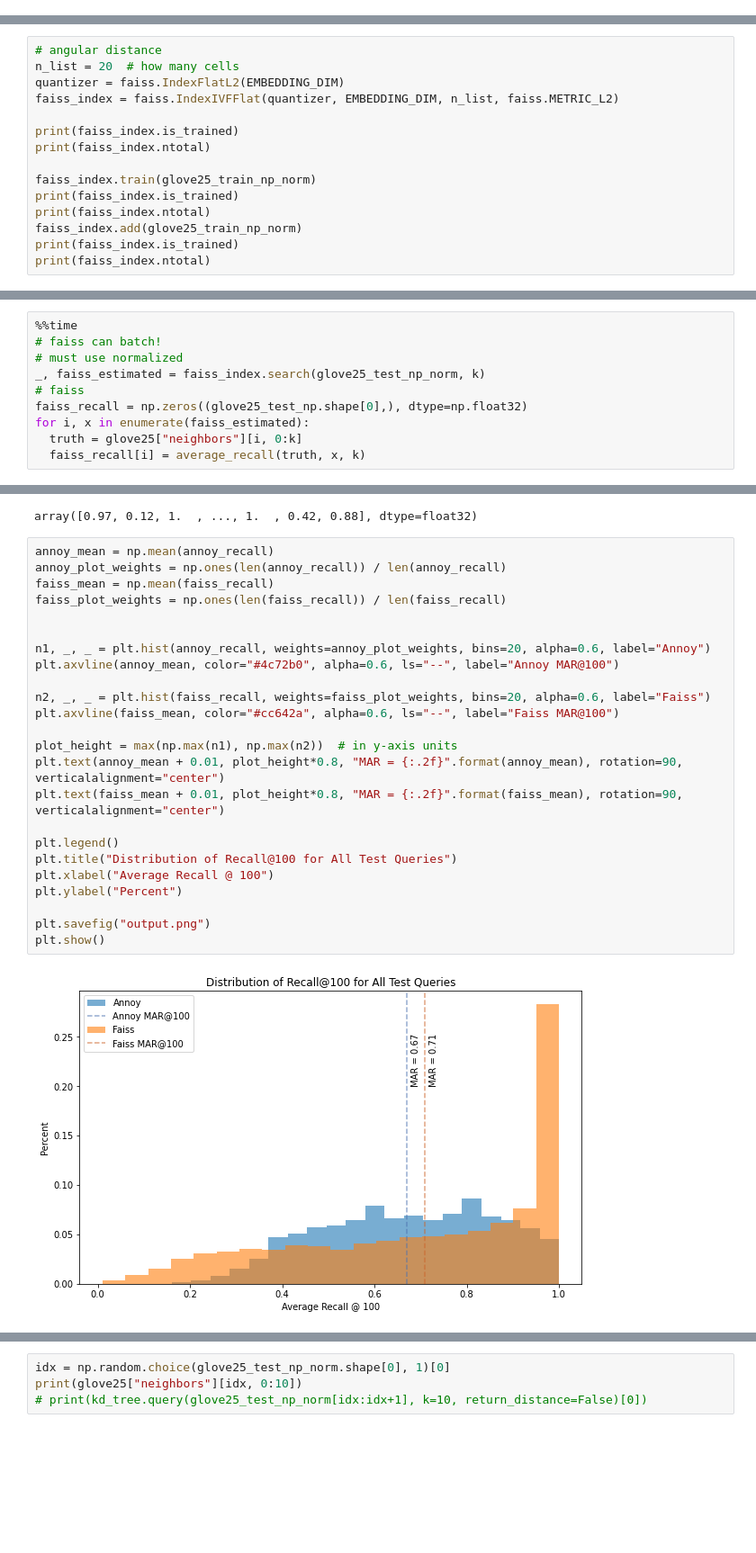
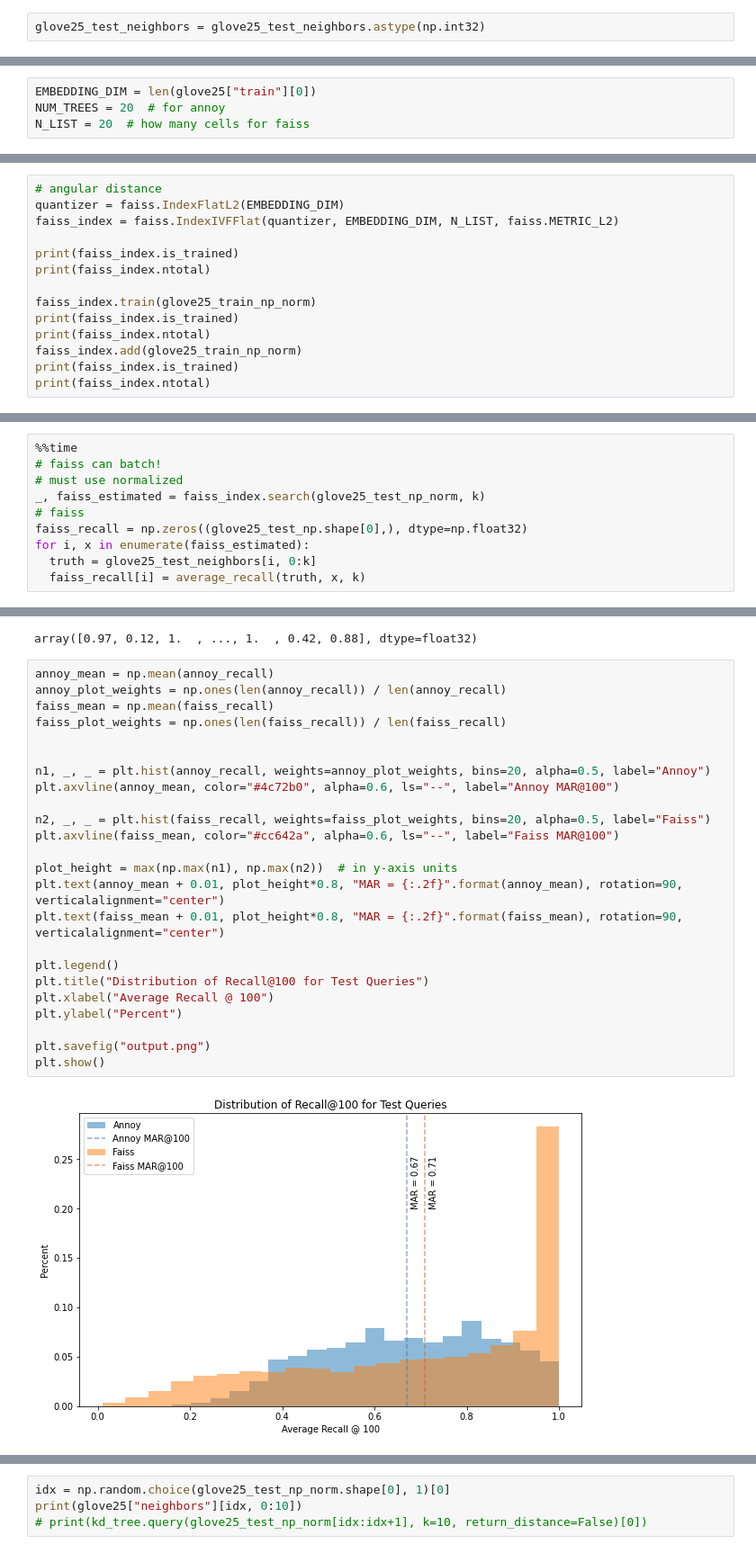
Before and after one commit to joypauls/annoy-evaluation, a Jupyter notebook: notebooks/scratch.ipynb, the cells around one changed output, grey strips where cells are left out. Shown at 90% size. Drawn from its saved outputs; the diff is of its cells as text; blank space fills up the shorter version.

```diff
--- a/notebooks/scratch.ipynb
+++ b/notebooks/scratch.ipynb
@@ -107,0 +152,2 @@ array([[-0.28572 ,  1.603   , -0.23369 ,  0.42476 ,  0.071835, -1.6633  ,
+# %%
+glove25_test_neighbors = glove25_test_neighbors.astype(np.int32)
@@ -131,3 +178,7 @@ glove25_test_np_norm = normalize(glove25_test_np, axis=1, norm="l2")
+# %%
+EMBEDDING_DIM = len(glove25["train"][0])
+NUM_TREES = 20  # for annoy
+N_LIST = 20  # how many cells for faiss
 # %% [markdown]
 ### Annoy
 # %%
@@ -241,9 +303,8 @@ distances, neighbors = faiss_index.search(glove25_train_np[0:1], 10)
           675886,  406832,  762373]]))
 # %%
 # angular distance
-n_list = 20  # how many cells
 quantizer = faiss.IndexFlatL2(EMBEDDING_DIM)
-faiss_index = faiss.IndexIVFFlat(quantizer, EMBEDDING_DIM, n_list, faiss.METRIC_L2)
+faiss_index = faiss.IndexIVFFlat(quantizer, EMBEDDING_DIM, N_LIST, faiss.METRIC_L2)
 
 print(faiss_index.is_trained)
 print(faiss_index.ntotal)
@@ -352,6 +414,6 @@ _, faiss_estimated = faiss_index.search(glove25_test_np_norm, k)
 # faiss
 faiss_recall = np.zeros((glove25_test_np.shape[0],), dtype=np.float32)
 for i, x in enumerate(faiss_estimated):
-  truth = glove25["neighbors"][i, 0:k]
+  truth = glove25_test_neighbors[i, 0:k]
   faiss_recall[i] = average_recall(truth, x, k)
 # %% [output]
@@ -368,26 +430,26 @@ array([0.97, 0.12, 1.  , ..., 1.  , 0.42, 0.88], dtype=float32)
 # %%
 annoy_mean = np.mean(annoy_recall)
 annoy_plot_weights = np.ones(len(annoy_recall)) / len(annoy_recall)
 faiss_mean = np.mean(faiss_recall)
 faiss_plot_weights = np.ones(len(faiss_recall)) / len(faiss_recall)
 
 
-n1, _, _ = plt.hist(annoy_recall, weights=annoy_plot_weights, bins=20, alpha=0.6, label="Annoy")
+n1, _, _ = plt.hist(annoy_recall, weights=annoy_plot_weights, bins=20, alpha=0.5, label="Annoy")
 plt.axvline(annoy_mean, color="#4c72b0", alpha=0.6, ls="--", label="Annoy MAR@100")
 
-n2, _, _ = plt.hist(faiss_recall, weights=faiss_plot_weights, bins=20, alpha=0.6, label="Faiss")
+n2, _, _ = plt.hist(faiss_recall, weights=faiss_plot_weights, bins=20, alpha=0.5, label="Faiss")
 plt.axvline(faiss_mean, color="#cc642a", alpha=0.6, ls="--", label="Faiss MAR@100")
 
 plot_height = max(np.max(n1), np.max(n2))  # in y-axis units
 plt.text(annoy_mean + 0.01, plot_height*0.8, "MAR = {:.2f}".format(annoy_mean), rotation=90, verticalalignment="center")
 plt.text(faiss_mean + 0.01, plot_height*0.8, "MAR = {:.2f}".format(faiss_mean), rotation=90, verticalalignment="center")
 
 plt.legend()
-plt.title("Distribution of Recall@100 for All Test Queries")
+plt.title("Distribution of Recall@100 for Test Queries")
 plt.xlabel("Average Recall @ 100")
 plt.ylabel("Percent")
 
 plt.savefig("output.png")
 plt.show()
 # %% [output]
-[figure, old version]
+[figure, new version]
```
Also changed, not shown: parts of 27 cells of this notebook, 5 other files.
